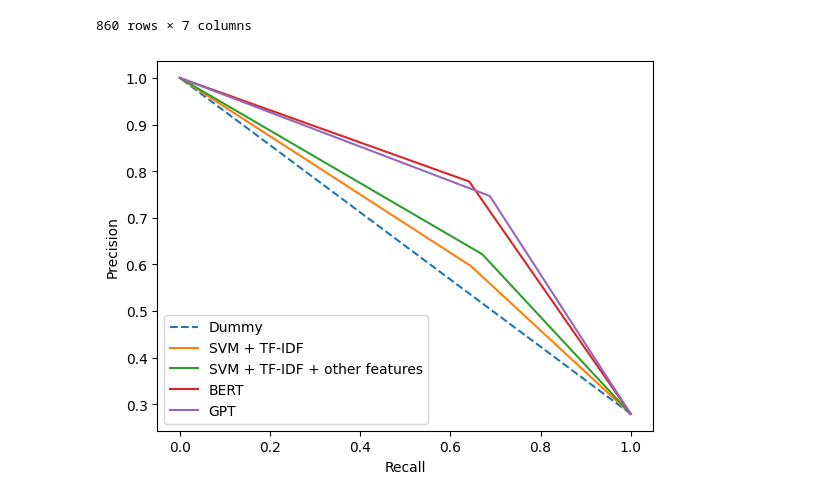
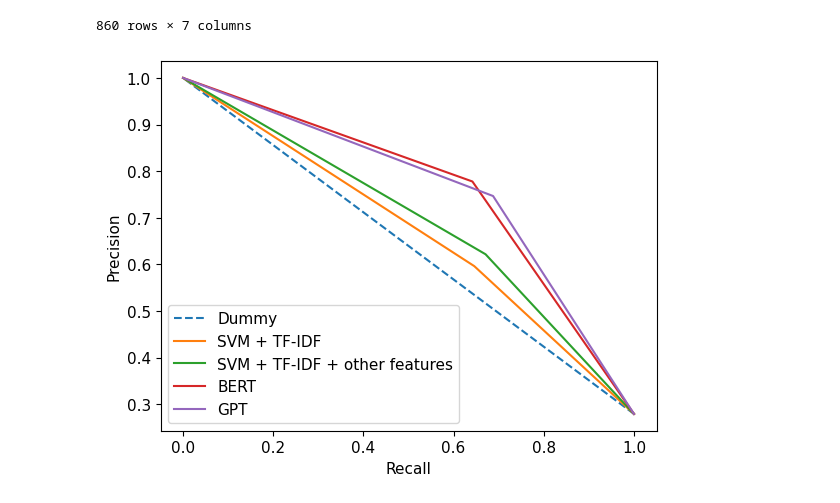
Before and after one commit to BjankaV/tar-project, a Jupyter notebook: Precision-recall curve.ipynb, the cells around one changed output. Drawn from its saved outputs; the diff is of its cells as text; code cells hidden in the pictures.

Commit message:
Bigger font for graphs

```diff
--- a/Precision-recall curve.ipynb
+++ b/Precision-recall curve.ipynb
@@ -53,23 +53,24 @@ dummy_clf = DummyClassifier(strategy="most_frequent")
 dummy_clf.fit(X, y)
 y_pred_dummy = dummy_clf.predict(X)
 # %%
-# TO_DO: add other models
+plt.rcParams.update({'font.size': 11})
+
 columns = ['svm_stems_label', 'svm_stems_other_label', 'bert_label', 'gpt_label']
 model_names = ['SVM + TF-IDF', 'SVM + TF-IDF + other features', 'BERT', 'GPT']
 
 precision, recall, thresholds = precision_recall_curve(y_true, y_pred_dummy)
 plt.plot(recall, precision, label='Dummy', linestyle='dashed')
 
 for i in range(len(columns)):
     y_pred = le.fit_transform(df[columns[i]].values)
     precision, recall, thresholds = precision_recall_curve(y_true, y_pred)
     plt.plot(recall, precision, label=model_names[i])
 
 plt.xlabel("Recall")
 plt.ylabel("Precision")
 plt.legend()
 plt.show()
 # %% [output]
-[figure, old version]
+[figure, new version]
 # %%
 def plot_conf_matrix(y_true, y_pred):
```
Also changed, not shown: parts of 2 cells of this notebook.
